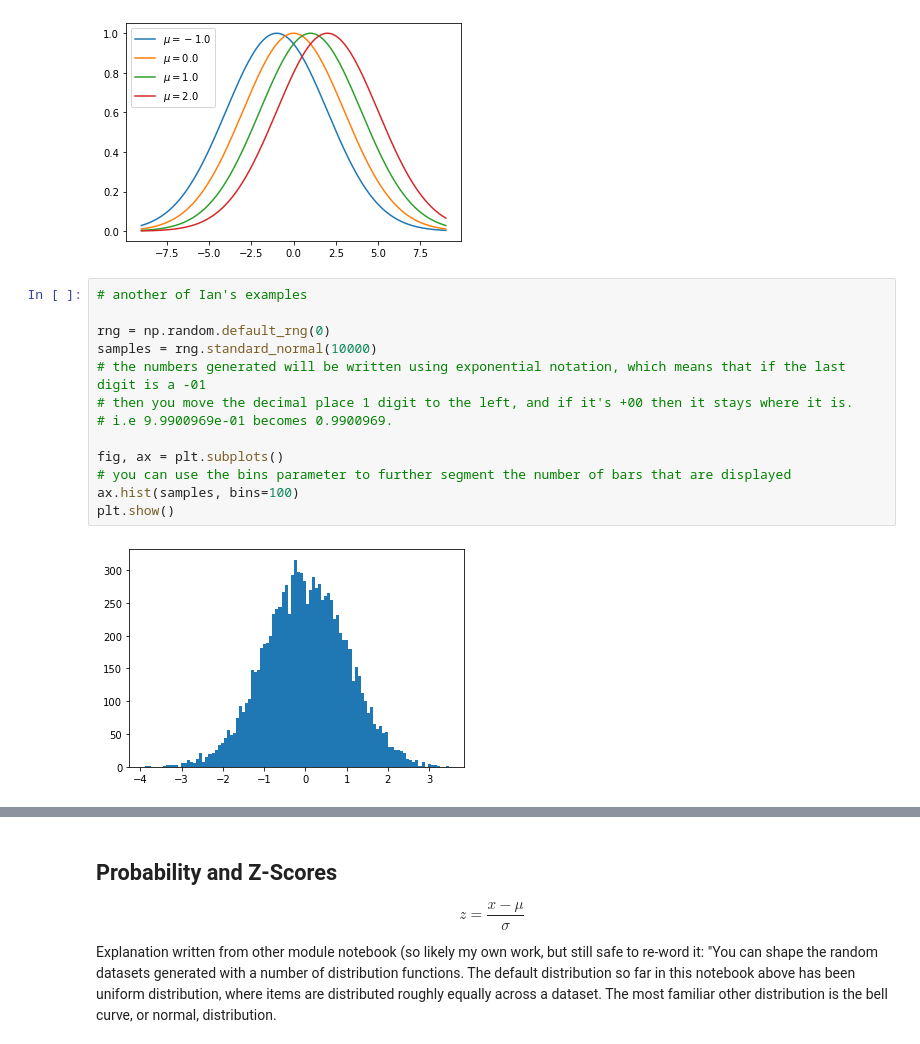
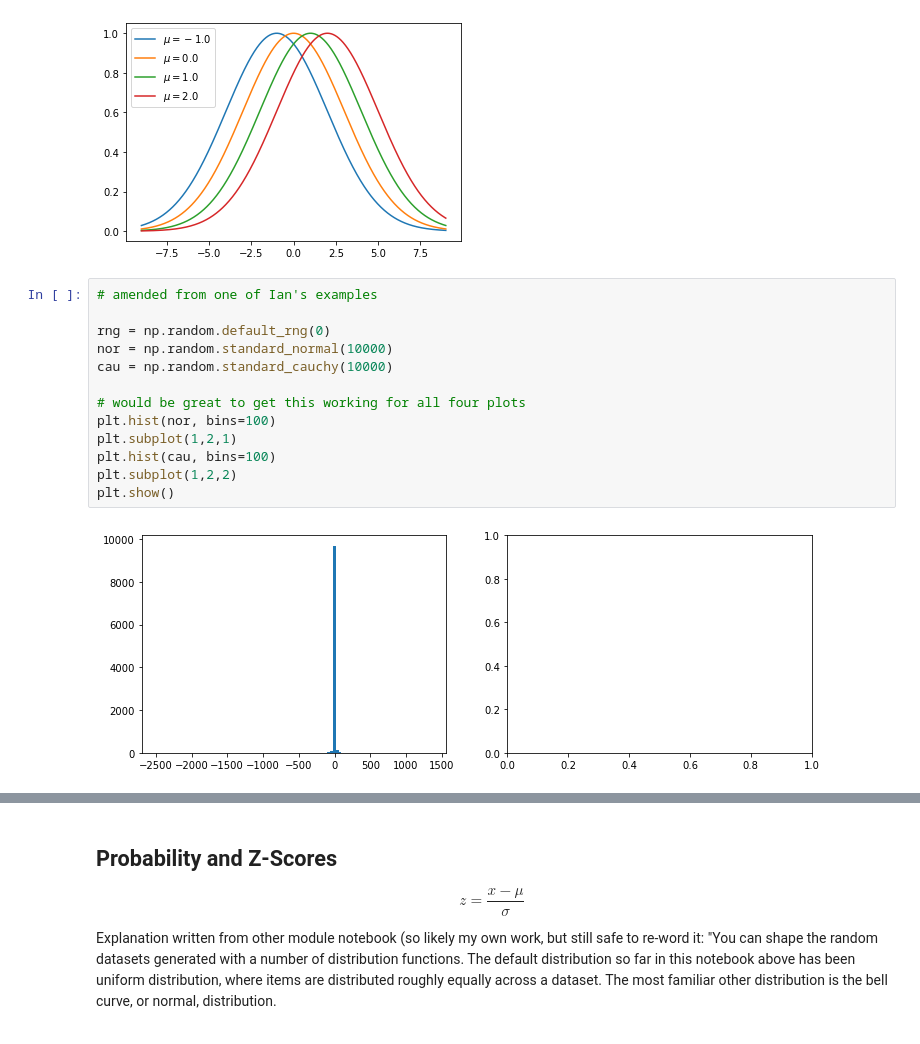
Before and after one commit to kiehozero/atu-fundda2022, a Jupyter notebook: practicals/00-normal-distribution.ipynb, the cells around one changed output, grey strips where cells are left out. Cells and saved outputs as stored; diff of their text form.

```diff
--- a/practicals/00-normal-distribution.ipynb
+++ b/practicals/00-normal-distribution.ipynb
@@ -70,17 +85,17 @@ plt.legend();
 # %% [output]
 [figure]
 # %%
-# another of Ian's examples
+# amended from one of Ian's examples
 
 rng = np.random.default_rng(0)
-samples = rng.standard_normal(10000)
-# the numbers generated will be written using exponential notation, which means that if the last digit is a -01
-# then you move the decimal place 1 digit to the left, and if it's +00 then it stays where it is.
-# i.e 9.9900969e-01 becomes 0.9900969.
+nor = np.random.standard_normal(10000)
+cau = np.random.standard_cauchy(10000)
 
-fig, ax = plt.subplots()
-# you can use the bins parameter to further segment the number of bars that are displayed
-ax.hist(samples, bins=100)
+# would be great to get this working for all four plots
+plt.hist(nor, bins=100)
+plt.subplot(1,2,1)
+plt.hist(cau, bins=100)
+plt.subplot(1,2,2)
 plt.show()
 # %% [output]
-[figure, old version]
+[figure, new version]
```
Also changed, not shown: parts of 19 cells of this notebook, 1 other file.
